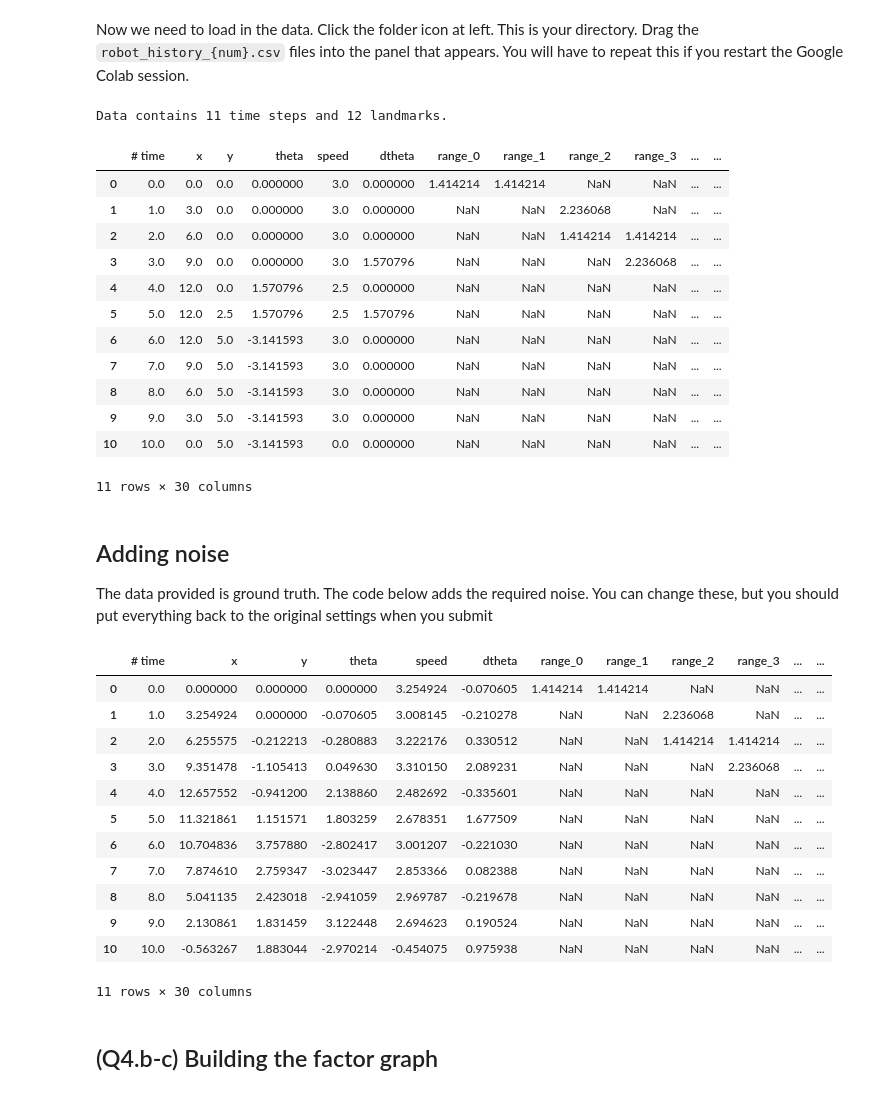
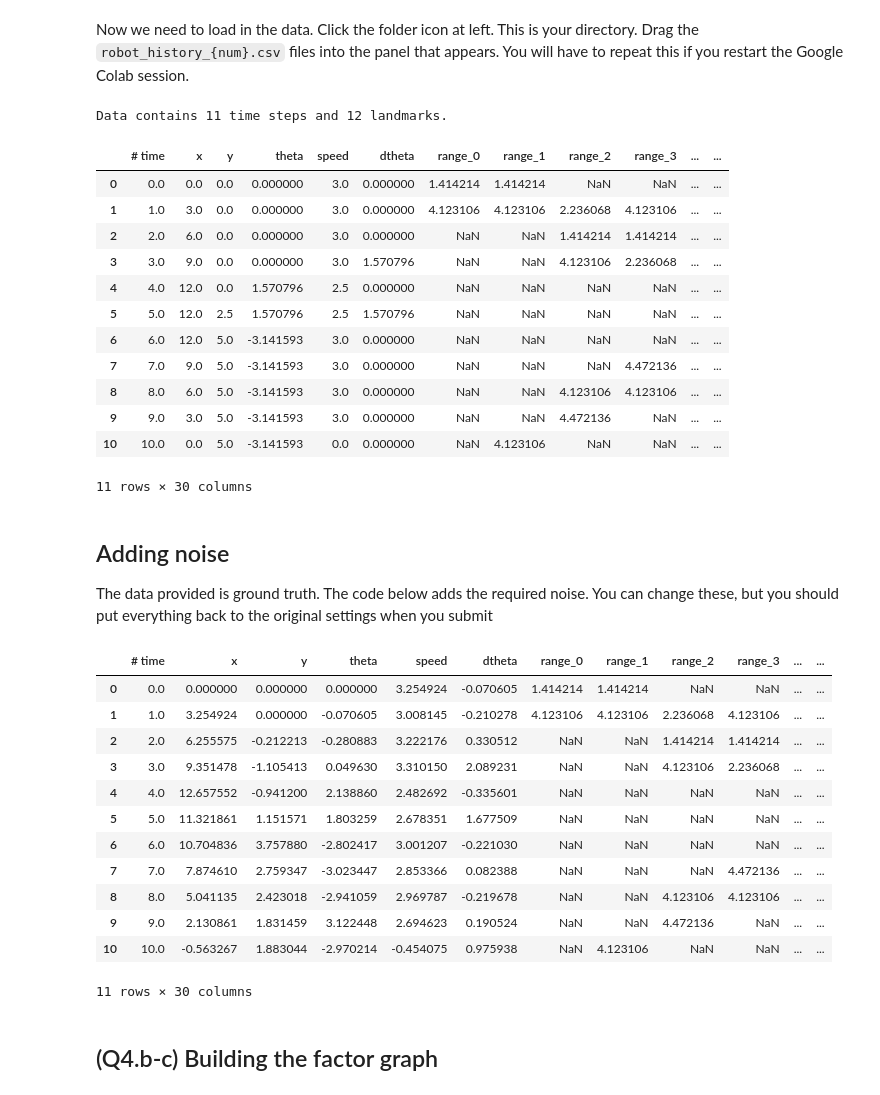
Before and after one commit to williampai0704/PoRA1, a Jupyter notebook: AA274a-HW4-F24/P1-GTSAM/P1_GTSAM.ipynb, the cells around one changed output. Cells and saved outputs as stored; diff of their text form; code cells hidden in the pictures.

```diff
--- a/AA274a-HW4-F24/P1-GTSAM/P1_GTSAM.ipynb
+++ b/AA274a-HW4-F24/P1-GTSAM/P1_GTSAM.ipynb
@@ -26,31 +26,31 @@ Now we need to load in the data. Click the folder icon at left. This is your dir
 # %%
 # Load in the data as a table
 
 # You will come back to change this at the end
 ### TODO (Q4.b and Q4.g) ###
-robot_gt_df = pd.read_csv('robot_history_3.csv') # this is GROUND TRUTH (gt)!
+robot_gt_df = pd.read_csv('robot_history_5.csv') # this is GROUND TRUTH (gt)!
 ###
 
 # Data is (time), (x, y, theta), (speed, dtheta), (measurements)
 n_time_steps, n_params = robot_gt_df.shape
 n_landmarks = (n_params - (1 + 3 + 2)) // 2
 
 print(f"Data contains {n_time_steps} time steps and {n_landmarks} landmarks.\n")
 robot_gt_df
 # %% [output]
 Data contains 11 time steps and 12 landmarks.
 |  | # time | x | y | theta | speed | dtheta | range_0 | range_1 | range_2 | range_3 | ... | ... |
 | 0 | 0.0 | 0.0 | 0.0 | 0.000000 | 3.0 | 0.000000 | 1.414214 | 1.414214 | NaN | NaN | ... | ... |
-| 1 | 1.0 | 3.0 | 0.0 | 0.000000 | 3.0 | 0.000000 | NaN | NaN | 2.236068 | NaN | ... | ... |
+| 1 | 1.0 | 3.0 | 0.0 | 0.000000 | 3.0 | 0.000000 | 4.123106 | 4.123106 | 2.236068 | 4.123106 | ... | ... |
 | 2 | 2.0 | 6.0 | 0.0 | 0.000000 | 3.0 | 0.000000 | NaN | NaN | 1.414214 | 1.414214 | ... | ... |
-| 3 | 3.0 | 9.0 | 0.0 | 0.000000 | 3.0 | 1.570796 | NaN | NaN | NaN | 2.236068 | ... | ... |
+| 3 | 3.0 | 9.0 | 0.0 | 0.000000 | 3.0 | 1.570796 | NaN | NaN | 4.123106 | 2.236068 | ... | ... |
 | 4 | 4.0 | 12.0 | 0.0 | 1.570796 | 2.5 | 0.000000 | NaN | NaN | NaN | NaN | ... | ... |
 | 5 | 5.0 | 12.0 | 2.5 | 1.570796 | 2.5 | 1.570796 | NaN | NaN | NaN | NaN | ... | ... |
 | 6 | 6.0 | 12.0 | 5.0 | -3.141593 | 3.0 | 0.000000 | NaN | NaN | NaN | NaN | ... | ... |
-| 7 | 7.0 | 9.0 | 5.0 | -3.141593 | 3.0 | 0.000000 | NaN | NaN | NaN | NaN | ... | ... |
-| 8 | 8.0 | 6.0 | 5.0 | -3.141593 | 3.0 | 0.000000 | NaN | NaN | NaN | NaN | ... | ... |
-| 9 | 9.0 | 3.0 | 5.0 | -3.141593 | 3.0 | 0.000000 | NaN | NaN | NaN | NaN | ... | ... |
-| 10 | 10.0 | 0.0 | 5.0 | -3.141593 | 0.0 | 0.000000 | NaN | NaN | NaN | NaN | ... | ... |
+| 7 | 7.0 | 9.0 | 5.0 | -3.141593 | 3.0 | 0.000000 | NaN | NaN | NaN | 4.472136 | ... | ... |
+| 8 | 8.0 | 6.0 | 5.0 | -3.141593 | 3.0 | 0.000000 | NaN | NaN | 4.123106 | 4.123106 | ... | ... |
+| 9 | 9.0 | 3.0 | 5.0 | -3.141593 | 3.0 | 0.000000 | NaN | NaN | 4.472136 | NaN | ... | ... |
+| 10 | 10.0 | 0.0 | 5.0 | -3.141593 | 0.0 | 0.000000 | NaN | 4.123106 | NaN | NaN | ... | ... |
 11 rows × 30 columns
 # %% [markdown]
 ## Adding noise
@@ -147,16 +147,16 @@ robot_noisy_df
 # %% [output]
 |  | # time | x | y | theta | speed | dtheta | range_0 | range_1 | range_2 | range_3 | ... | ... |
 | 0 | 0.0 | 0.000000 | 0.000000 | 0.000000 | 3.254924 | -0.070605 | 1.414214 | 1.414214 | NaN | NaN | ... | ... |
-| 1 | 1.0 | 3.254924 | 0.000000 | -0.070605 | 3.008145 | -0.210278 | NaN | NaN | 2.236068 | NaN | ... | ... |
+| 1 | 1.0 | 3.254924 | 0.000000 | -0.070605 | 3.008145 | -0.210278 | 4.123106 | 4.123106 | 2.236068 | 4.123106 | ... | ... |
 | 2 | 2.0 | 6.255575 | -0.212213 | -0.280883 | 3.222176 | 0.330512 | NaN | NaN | 1.414214 | 1.414214 | ... | ... |
-| 3 | 3.0 | 9.351478 | -1.105413 | 0.049630 | 3.310150 | 2.089231 | NaN | NaN | NaN | 2.236068 | ... | ... |
+| 3 | 3.0 | 9.351478 | -1.105413 | 0.049630 | 3.310150 | 2.089231 | NaN | NaN | 4.123106 | 2.236068 | ... | ... |
 | 4 | 4.0 | 12.657552 | -0.941200 | 2.138860 | 2.482692 | -0.335601 | NaN | NaN | NaN | NaN | ... | ... |
 | 5 | 5.0 | 11.321861 | 1.151571 | 1.803259 | 2.678351 | 1.677509 | NaN | NaN | NaN | NaN | ... | ... |
 | 6 | 6.0 | 10.704836 | 3.757880 | -2.802417 | 3.001207 | -0.221030 | NaN | NaN | NaN | NaN | ... | ... |
-| 7 | 7.0 | 7.874610 | 2.759347 | -3.023447 | 2.853366 | 0.082388 | NaN | NaN | NaN | NaN | ... | ... |
-| 8 | 8.0 | 5.041135 | 2.423018 | -2.941059 | 2.969787 | -0.219678 | NaN | NaN | NaN | NaN | ... | ... |
-| 9 | 9.0 | 2.130861 | 1.831459 | 3.122448 | 2.694623 | 0.190524 | NaN | NaN | NaN | NaN | ... | ... |
-| 10 | 10.0 | -0.563267 | 1.883044 | -2.970214 | -0.454075 | 0.975938 | NaN | NaN | NaN | NaN | ... | ... |
+| 7 | 7.0 | 7.874610 | 2.759347 | -3.023447 | 2.853366 | 0.082388 | NaN | NaN | NaN | 4.472136 | ... | ... |
+| 8 | 8.0 | 5.041135 | 2.423018 | -2.941059 | 2.969787 | -0.219678 | NaN | NaN | 4.123106 | 4.123106 | ... | ... |
+| 9 | 9.0 | 2.130861 | 1.831459 | 3.122448 | 2.694623 | 0.190524 | NaN | NaN | 4.472136 | NaN | ... | ... |
+| 10 | 10.0 | -0.563267 | 1.883044 | -2.970214 | -0.454075 | 0.975938 | NaN | 4.123106 | NaN | NaN | ... | ... |
 11 rows × 30 columns
 # %% [markdown]
 ## (Q4.b-c) Building the factor graph
```
Also changed, not shown: parts of 4 cells of this notebook, 6 other files.
